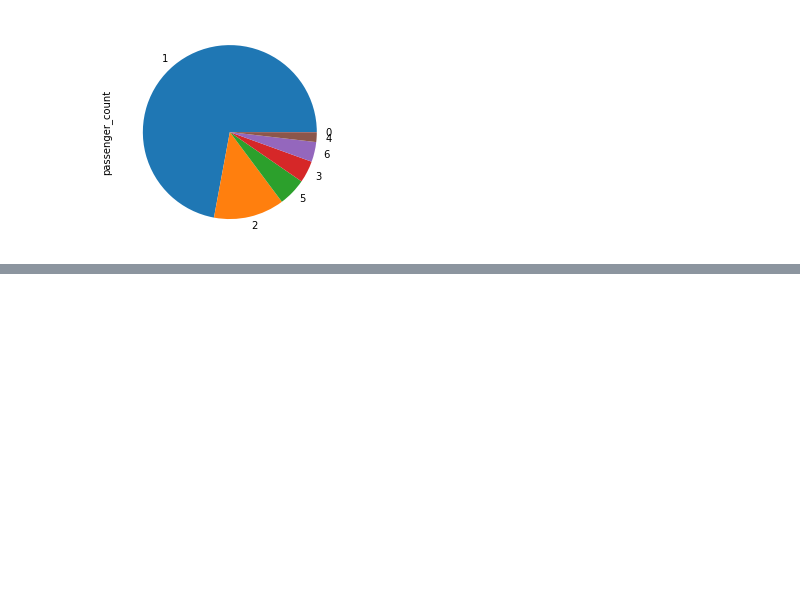
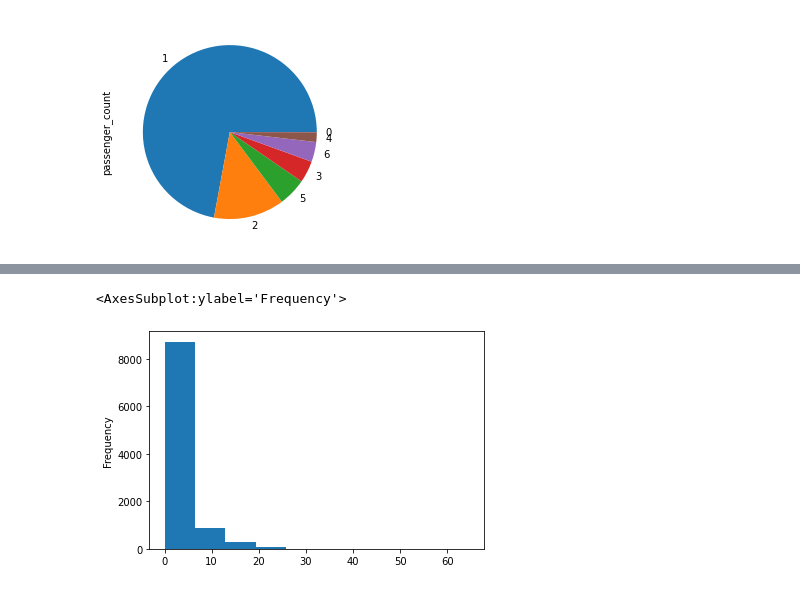
Before and after one commit to reuven/Cisco-IYL, a Jupyter notebook: 2022-05May-25-PyData.ipynb, the cells around one changed output, grey strips where cells are left out. Drawn from its saved outputs; the diff is of its cells as text; code cells hidden in the pictures; blank space fills up the shorter version.

```diff
--- a/2022-05May-25-PyData.ipynb
+++ b/2022-05May-25-PyData.ipynb
@@ -273,0 +279,5 @@ df['passenger_count'].value_counts().plot.pie()
+# %%
+df['trip_distance'].plot.hist()
+# %% [output]
+<AxesSubplot:ylabel='Frequency'>
+[figure, added]
```
Also changed, not shown: parts of 4 cells of this notebook.
